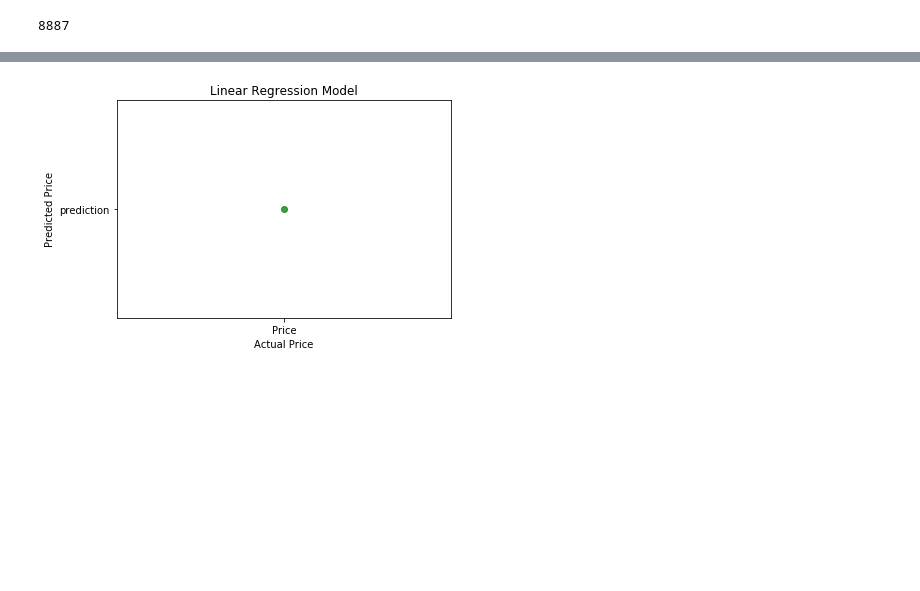
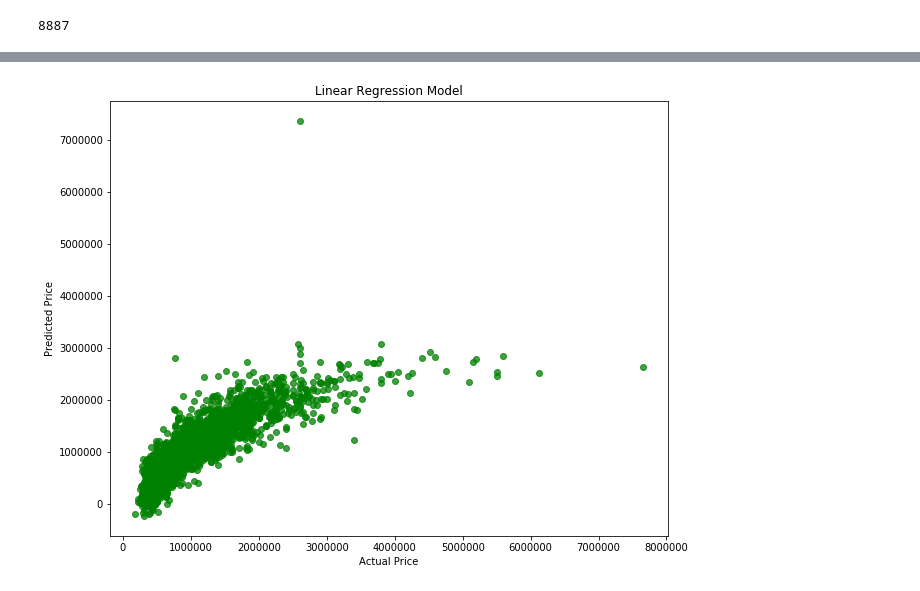
Before and after one commit to misl938/BDAS_misl938, a Jupyter notebook: Iteration4_misl938.ipynb, the cells around one changed output, grey strips where cells are left out. Drawn from its saved outputs; the diff is of its cells as text; code cells hidden in the pictures; blank space fills up the shorter version.

Commit message:
plots sorted

```diff
--- a/Iteration4_misl938.ipynb
+++ b/Iteration4_misl938.ipynb
@@ -469,11 +541,16 @@ R2: 0.6591677137006346
 # %%
 # view this relationship between predictions and actual_values graphically with a scatter plot.
-plt.scatter(test_results.labelCol,test_results.predictionCol, alpha=.75,
+
+PriceArr = np.array(test_results.predictions.select('Price').collect())
+PredictionArr = np.array(test_results.predictions.select('Prediction').collect())
+
+plt.figure(figsize=(10,8))
+plt.scatter(PriceArr,PredictionArr, alpha=.75,
             color='g')  # alpha helps to show overlapping data
 plt.xlabel('Actual Price')
 plt.ylabel('Predicted Price')
 plt.title('Linear Regression Model')
+
 plt.show()
-print ("\n")
 # %% [output]
-[figure, old version]
+[figure, new version]
```
Also changed, not shown: parts of 6 cells of this notebook.
